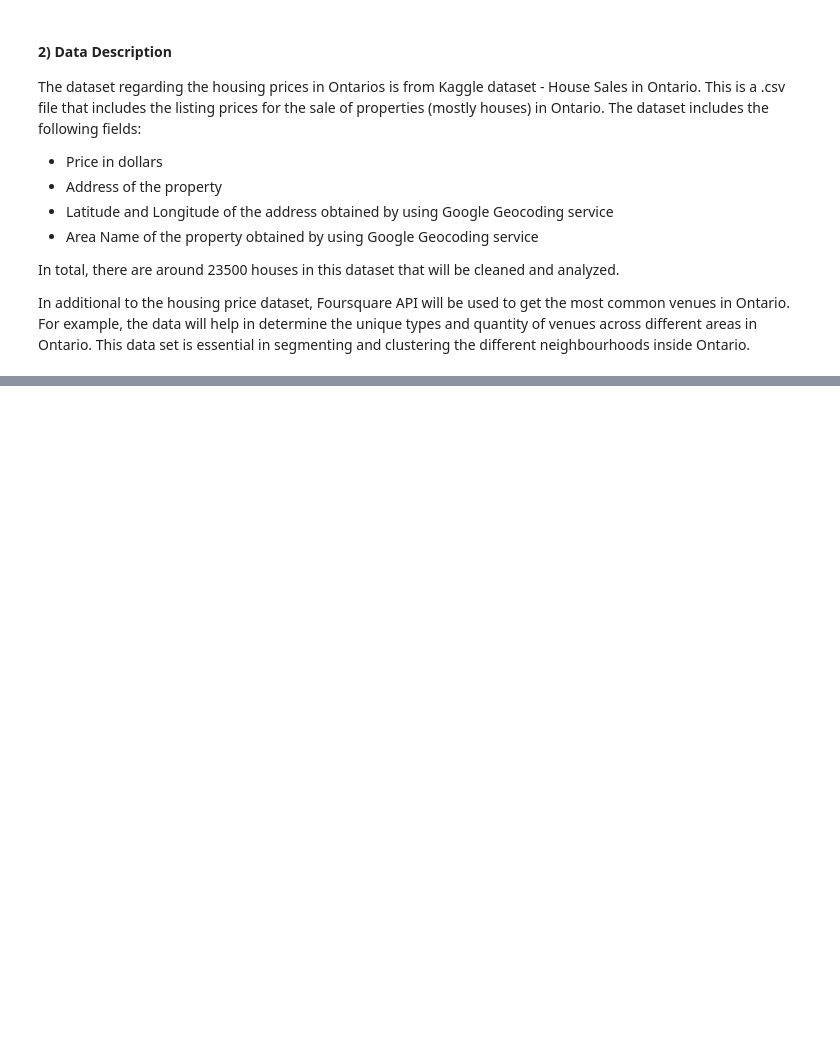
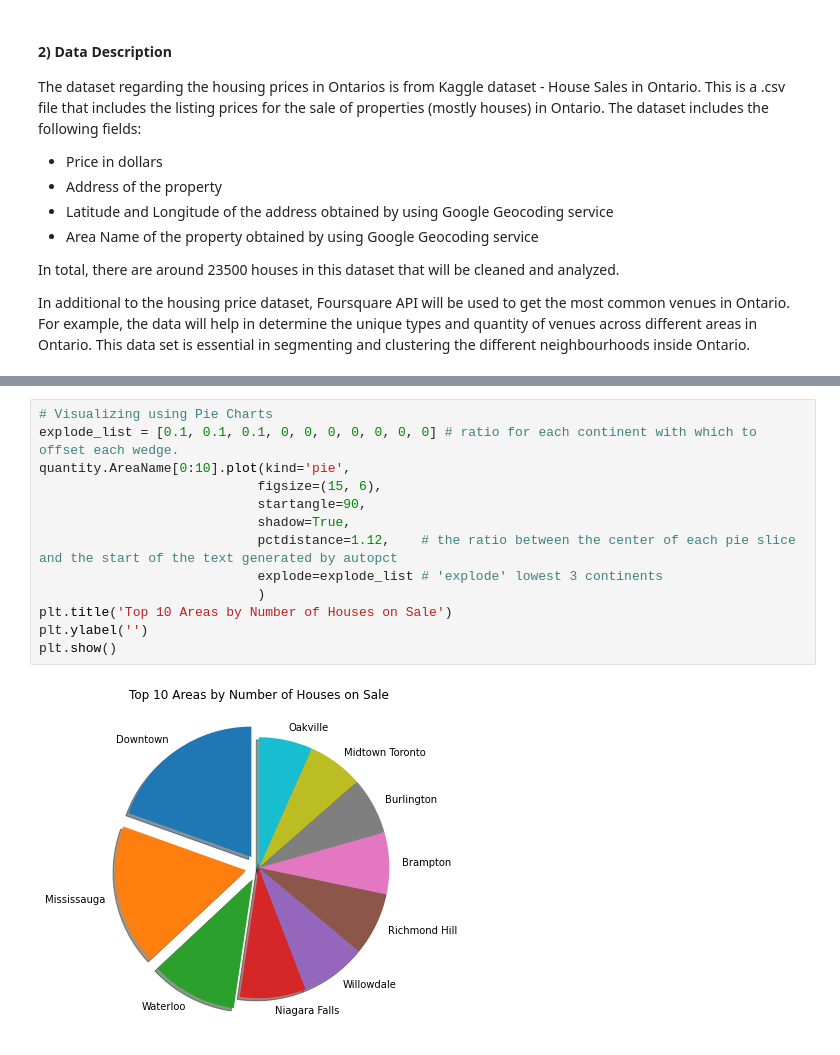
Before and after one commit to kerry918/IBM-Data-Science-Capstone, a Jupyter notebook: Capstone Project Notebook.ipynb, the cells around one changed output, grey strips where cells are left out. Drawn from its saved outputs; the diff is of its cells as text; blank space fills up the shorter version.

```diff
--- a/Capstone Project Notebook.ipynb
+++ b/Capstone Project Notebook.ipynb
@@ -29,0 +163,15 @@ import numpy as np
+# %%
+# Visualizing using Pie Charts
+explode_list = [0.1, 0.1, 0.1, 0, 0, 0, 0, 0, 0, 0] # ratio for each continent with which to offset each wedge.
+quantity.AreaName[0:10].plot(kind='pie',
+                            figsize=(15, 6),
+                            startangle=90,
+                            shadow=True,
+                            pctdistance=1.12,    # the ratio between the center of each pie slice and the start of the text generated by autopct
+                            explode=explode_list # 'explode' lowest 3 continents
+                            )
+plt.title('Top 10 Areas by Number of Houses on Sale')
+plt.ylabel('')
+plt.show()
+# %% [output]
+[figure, added]
```
Also changed, not shown: parts of 63 cells of this notebook.
